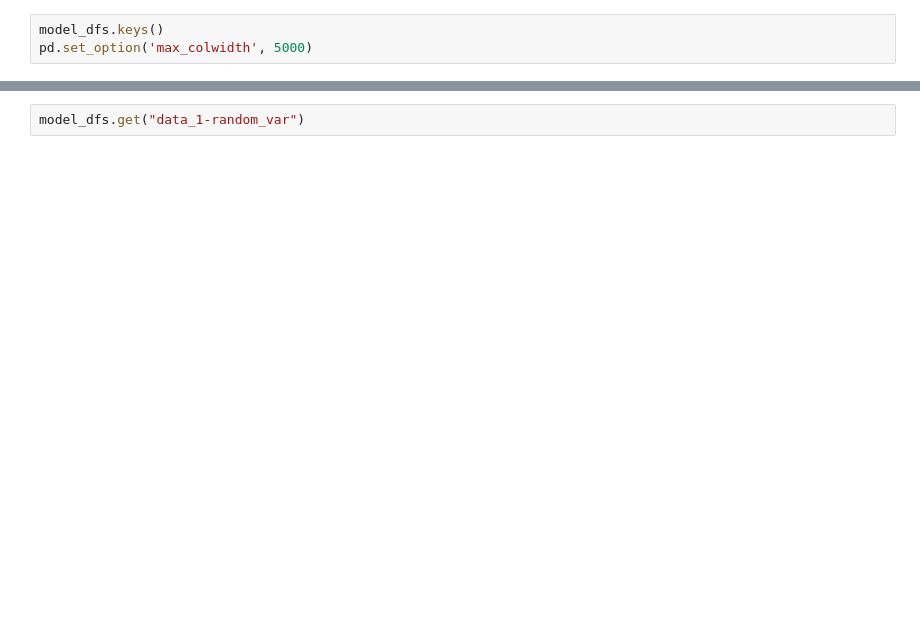
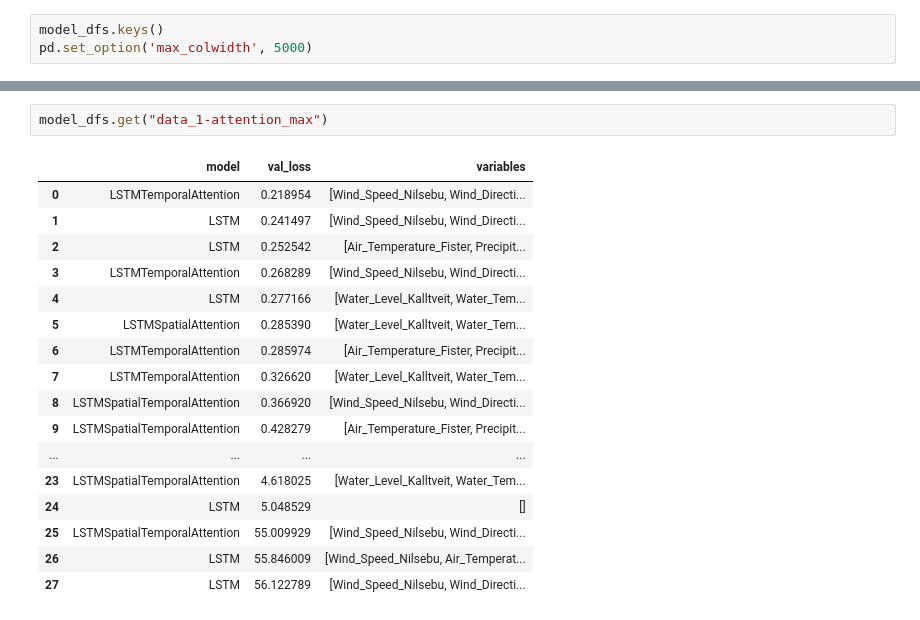
Before and after one commit to BorMagnus/hydro-ml, a Jupyter notebook: notebooks/06-model-evaluation.ipynb, the cells around one changed output, grey strips where cells are left out. Cells and saved outputs as stored; diff of their text form; blank space fills up the shorter version.

```diff
--- a/notebooks/06-model-evaluation.ipynb
+++ b/notebooks/06-model-evaluation.ipynb
@@ -188,3 +235,21 @@ model_dfs.get("data_1-location_based")
 # %%
-model_dfs.get("data_1-random_var")
+model_dfs.get("data_1-attention_max")
+# %% [output]
+|  | model | val_loss | variables |
+| 0 | LSTMTemporalAttention | 0.218954 | [Wind_Speed_Nilsebu, Wind_Directi... |
+| 1 | LSTM | 0.241497 | [Wind_Speed_Nilsebu, Wind_Directi... |
+| 2 | LSTM | 0.252542 | [Air_Temperature_Fister, Precipit... |
+| 3 | LSTMTemporalAttention | 0.268289 | [Wind_Speed_Nilsebu, Wind_Directi... |
+| 4 | LSTM | 0.277166 | [Water_Level_Kalltveit, Water_Tem... |
+| 5 | LSTMSpatialAttention | 0.285390 | [Water_Level_Kalltveit, Water_Tem... |
+| 6 | LSTMTemporalAttention | 0.285974 | [Air_Temperature_Fister, Precipit... |
+| 7 | LSTMTemporalAttention | 0.326620 | [Water_Level_Kalltveit, Water_Tem... |
+| 8 | LSTMSpatialTemporalAttention | 0.366920 | [Wind_Speed_Nilsebu, Wind_Directi... |
+| 9 | LSTMSpatialTemporalAttention | 0.428279 | [Air_Temperature_Fister, Precipit... |
+| ... | ... | ... | ... |
+| 23 | LSTMSpatialTemporalAttention | 4.618025 | [Water_Level_Kalltveit, Water_Tem... |
+| 24 | LSTM | 5.048529 | [] |
+| 25 | LSTMSpatialTemporalAttention | 55.009929 | [Wind_Speed_Nilsebu, Wind_Directi... |
+| 26 | LSTM | 55.846009 | [Wind_Speed_Nilsebu, Air_Temperat... |
+| 27 | LSTM | 56.122789 | [Wind_Speed_Nilsebu, Wind_Directi... |
 # %%
```
Also changed, not shown: parts of 13 cells of this notebook, 3 other files.
